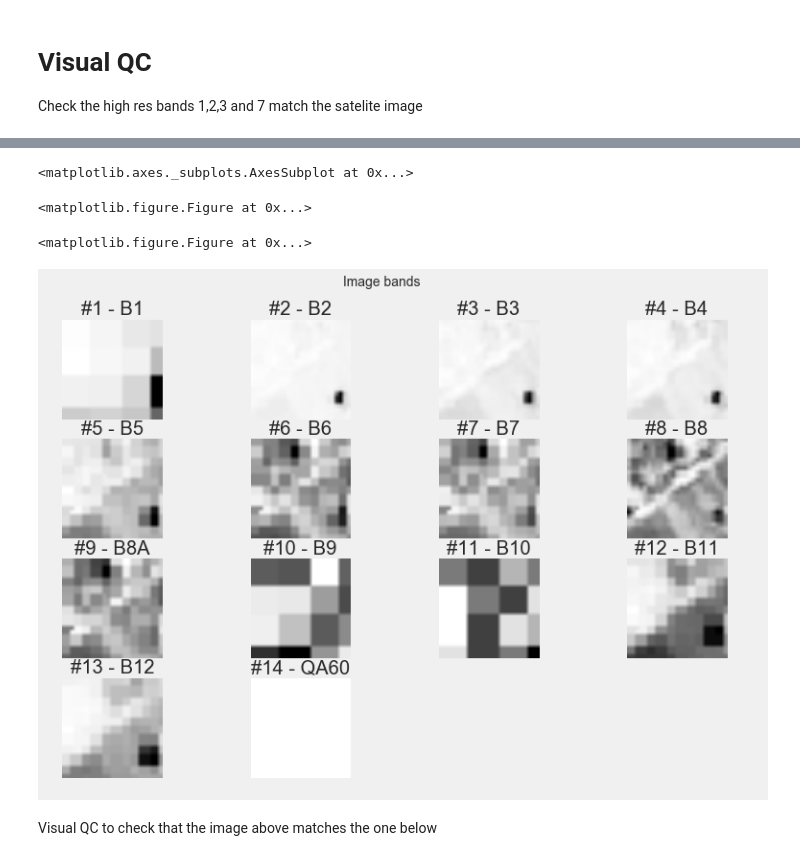
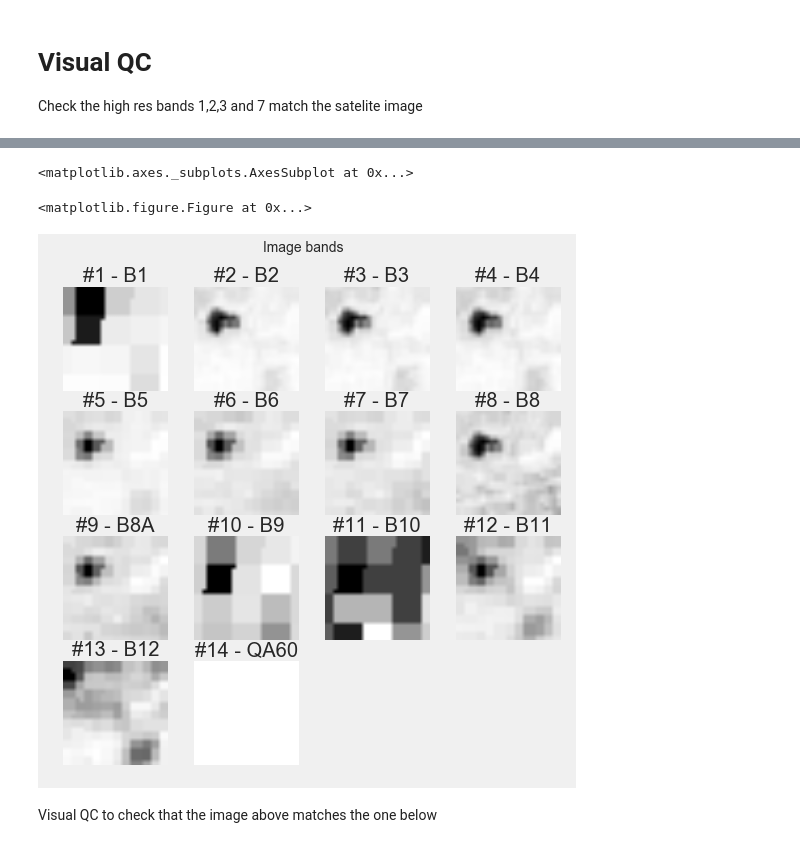
Before and after one commit to wassname/satellite_leak_detection, a Jupyter notebook: notebooks/2_qc_scraped_data.ipynb, the cells around one changed output, grey strips where cells are left out. Drawn from its saved outputs; the diff is of its cells as text; code cells hidden in the pictures.

Commit message:
Add better images

```diff
--- a/notebooks/2_qc_scraped_data.ipynb
+++ b/notebooks/2_qc_scraped_data.ipynb
@@ -710,0 +710,7 @@ i=123
+# %%
+metadatas1 = json.load(open(data_path1.joinpath('data_metadata.json')))
+script_metadata = json.load(open(data_path1.joinpath('script_metadata.json')))
+with h5py.File(data_path1.joinpath('data.h5'),'r') as h5f:
+    X1 = h5f['X'][:]
+    y1 = h5f['y'][:]
+X1.shape, y1, metadatas1[0].keys()#
@@ -710,0 +721,14 @@ i=123
+# %%
+# let look at the before and after for one leak
+i = np.random.randint(len(X1))
+i=32
+# %%
+# find the other image
+leak_id = metadatas1[i]['leak']['features'][0]['properties']['leak_id']
+mask = [leak_id==m['leak']['features'][0]['properties']['leak_id'] for m in metadatas1]
+i_true=np.argwhere(mask)[1][0]
+i_false=i
+y1[mask], np.argwhere(mask)
+t1=arrow.get(metadatas1[i_true]['image']['properties']['system:time_end']/1000)
+t0=arrow.get(metadatas1[i_true]['leak']['features'][0]['properties']['REPO_Date'])
+print('days:',(t1-t0).total_seconds()/(60*60*24))
@@ -710,0 +747,4 @@ i=123
+# %%
+# plt.figure(figsize=((12,12)))
+plt.rcParams['figure.figsize'] = (8, 8) # bigger plots
+imshow_bands(X1[i_true], labels=bands_s2)
@@ -711,11 +755,11 @@ i=123
 # %%
-plt.figure(figsize=((10,10)))
-imshow_bands(X1[i], labels=bands_s2)
+# plt.figure(figsize=((10,[010)))
+plt.rcParams['figure.figsize'] = (8, 8) # bigger plots
+imshow_bands(X1[i_false], labels=bands_s2)
 # %% [output]
 <matplotlib.axes._subplots.AxesSubplot at 0x...>
 <matplotlib.figure.Figure at 0x...>
-<matplotlib.figure.Figure at 0x...>
-[figure, old version]
+[figure, new version]
 # %% [markdown]
 Visual QC to check that the image above matches the one below
 # %%
```
Also changed, not shown: parts of 9 cells of this notebook, 4 other files.
